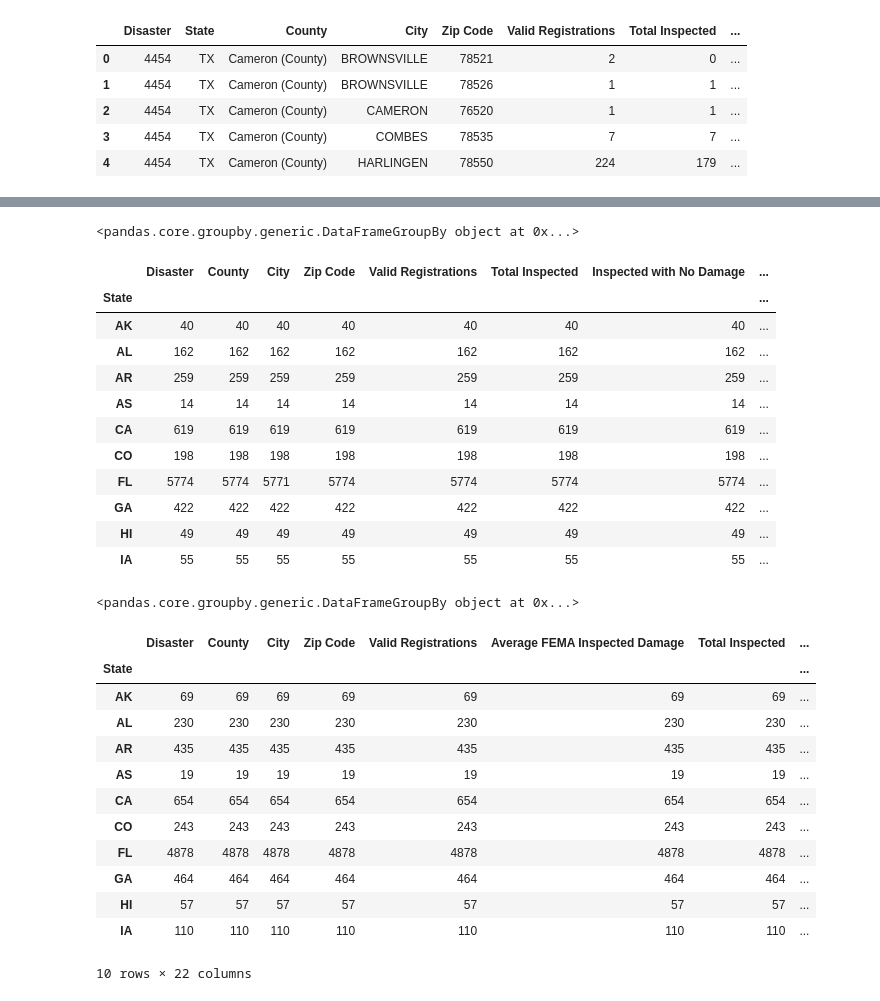
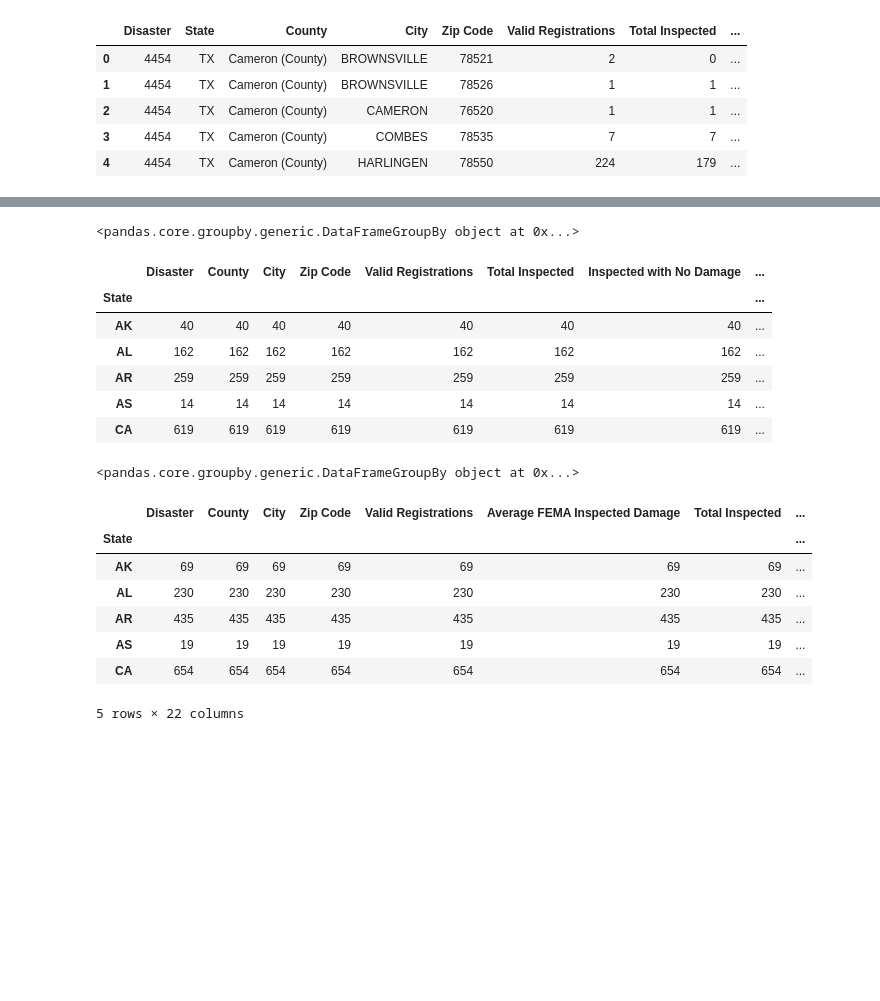
Before and after one commit to bandipara/fema_analytics, a Jupyter notebook: Flomo/Financial Data Aggregation.ipynb, the cells around one changed output, grey strips where cells are left out. Cells and saved outputs as stored; diff of their text form; code cells hidden in the pictures; blank space fills up the shorter version.

```diff
--- a/Flomo/Financial Data Aggregation.ipynb
+++ b/Flomo/Financial Data Aggregation.ipynb
@@ -111,26 +95,21 @@ Name: State, dtype: int64
 # %%
 # Using GroupBy in order to separate the data into fields according to "state" values
 grouped_renters_df = converted_renters_data.groupby(['State'])
 
 # The object returned is a "GroupBy" object and cannot be viewed normally...
 print(grouped_renters_df)
 
 # In order to be visualized, a data function must be used...
-grouped_renters_df.count().head(10)
+grouped_renters_df.count().head(5)
 # %% [output]
 <pandas.core.groupby.generic.DataFrameGroupBy object at 0x...>
 |  | Disaster | County | City | Zip Code | Valid Registrations | Total Inspected | Inspected with No Damage | ... |
 | State |  |  |  |  |  |  |  | ... |
 | AK | 40 | 40 | 40 | 40 | 40 | 40 | 40 | ... |
 | AL | 162 | 162 | 162 | 162 | 162 | 162 | 162 | ... |
 | AR | 259 | 259 | 259 | 259 | 259 | 259 | 259 | ... |
 | AS | 14 | 14 | 14 | 14 | 14 | 14 | 14 | ... |
 | CA | 619 | 619 | 619 | 619 | 619 | 619 | 619 | ... |
-| CO | 198 | 198 | 198 | 198 | 198 | 198 | 198 | ... |
-| FL | 5774 | 5774 | 5771 | 5774 | 5774 | 5774 | 5774 | ... |
-| GA | 422 | 422 | 422 | 422 | 422 | 422 | 422 | ... |
-| HI | 49 | 49 | 49 | 49 | 49 | 49 | 49 | ... |
-| IA | 55 | 55 | 55 | 55 | 55 | 55 | 55 | ... |
 # %%
 # Using GroupBy in order to separate the data into fields according to "state" values
 grouped_owners_df = converted_owner_data.groupby(['State'])
@@ -139,7 +118,7 @@ grouped_owners_df = converted_owner_data.groupby(['State'])
 print(grouped_owners_df)
 
 # In order to be visualized, a data function must be used...
-grouped_owners_df.count().head(10)
+grouped_owners_df.count().head(5)
 # %% [output]
 <pandas.core.groupby.generic.DataFrameGroupBy object at 0x...>
 |  | Disaster | County | City | Zip Code | Valid Registrations | Average FEMA Inspected Damage | Total Inspected | ... |
@@ -149,10 +128,5 @@ grouped_owners_df.count().head(10)
 | AR | 435 | 435 | 435 | 435 | 435 | 435 | 435 | ... |
 | AS | 19 | 19 | 19 | 19 | 19 | 19 | 19 | ... |
 | CA | 654 | 654 | 654 | 654 | 654 | 654 | 654 | ... |
-| CO | 243 | 243 | 243 | 243 | 243 | 243 | 243 | ... |
-| FL | 4878 | 4878 | 4878 | 4878 | 4878 | 4878 | 4878 | ... |
-| GA | 464 | 464 | 464 | 464 | 464 | 464 | 464 | ... |
-| HI | 57 | 57 | 57 | 57 | 57 | 57 | 57 | ... |
-| IA | 110 | 110 | 110 | 110 | 110 | 110 | 110 | ... |
-10 rows × 22 columns
+5 rows × 22 columns
 # %%
```
Also changed, not shown: parts of 25 cells of this notebook, 2 other files.
